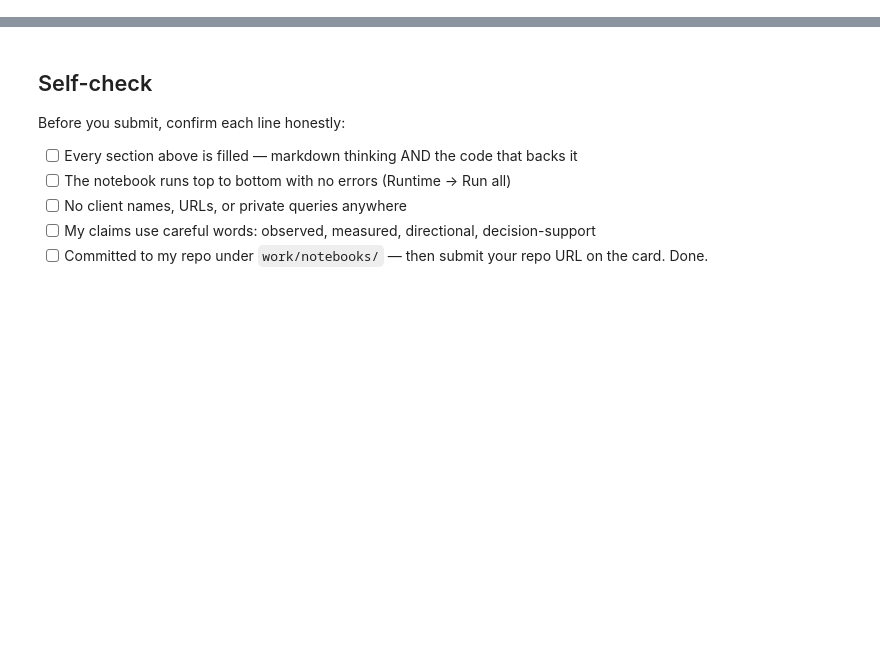
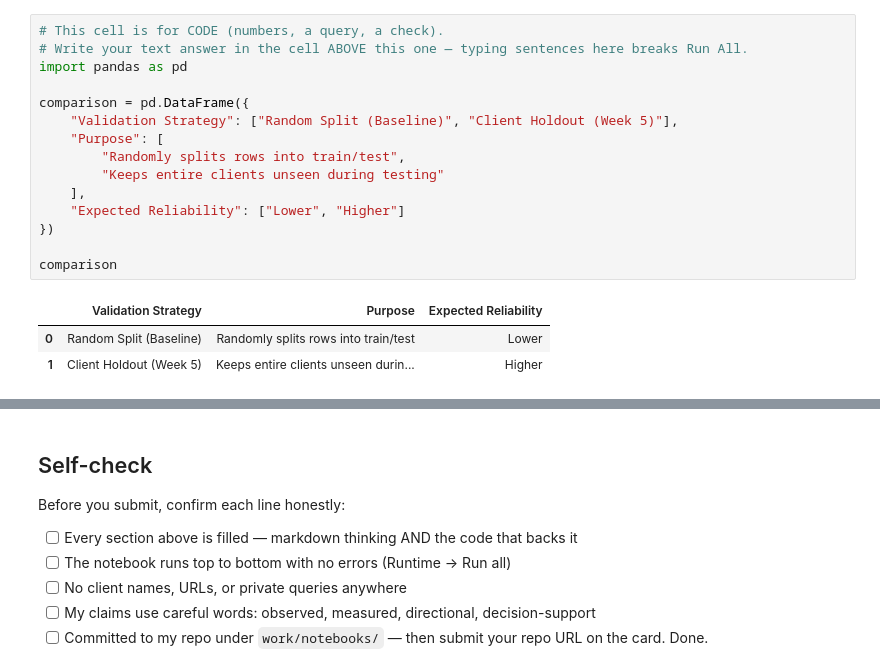
Before and after one commit to manalchaudharyy/FlyrankAI-ML, a Jupyter notebook: work/notebooks/w06_validation_audit.ipynb, the cells around one changed output, grey strips where cells are left out. Drawn from its saved outputs; the diff is of its cells as text; blank space fills up the shorter version.

```diff
--- a/work/notebooks/w06_validation_audit.ipynb
+++ b/work/notebooks/w06_validation_audit.ipynb
@@ -12,0 +27,19 @@ This skeleton is yours to fill. Work the sections **in order** — each one has
+# %%
+# This cell is for CODE (numbers, a query, a check).
+# Write your text answer in the cell ABOVE this one — typing sentences here breaks Run All.
+import pandas as pd
+
+comparison = pd.DataFrame({
+    "Validation Strategy": ["Random Split (Baseline)", "Client Holdout (Week 5)"],
+    "Purpose": [
+        "Randomly splits rows into train/test",
+        "Keeps entire clients unseen during testing"
+    ],
+    "Expected Reliability": ["Lower", "Higher"]
+})
+
+comparison
+# %% [output]
+|  | Validation Strategy | Purpose | Expected Reliability |
+| 0 | Random Split (Baseline) | Randomly splits rows into train/test | Lower |
+| 1 | Client Holdout (Week 5) | Keeps entire clients unseen durin... | Higher |
```
Also changed, not shown: parts of 13 cells of this notebook.
